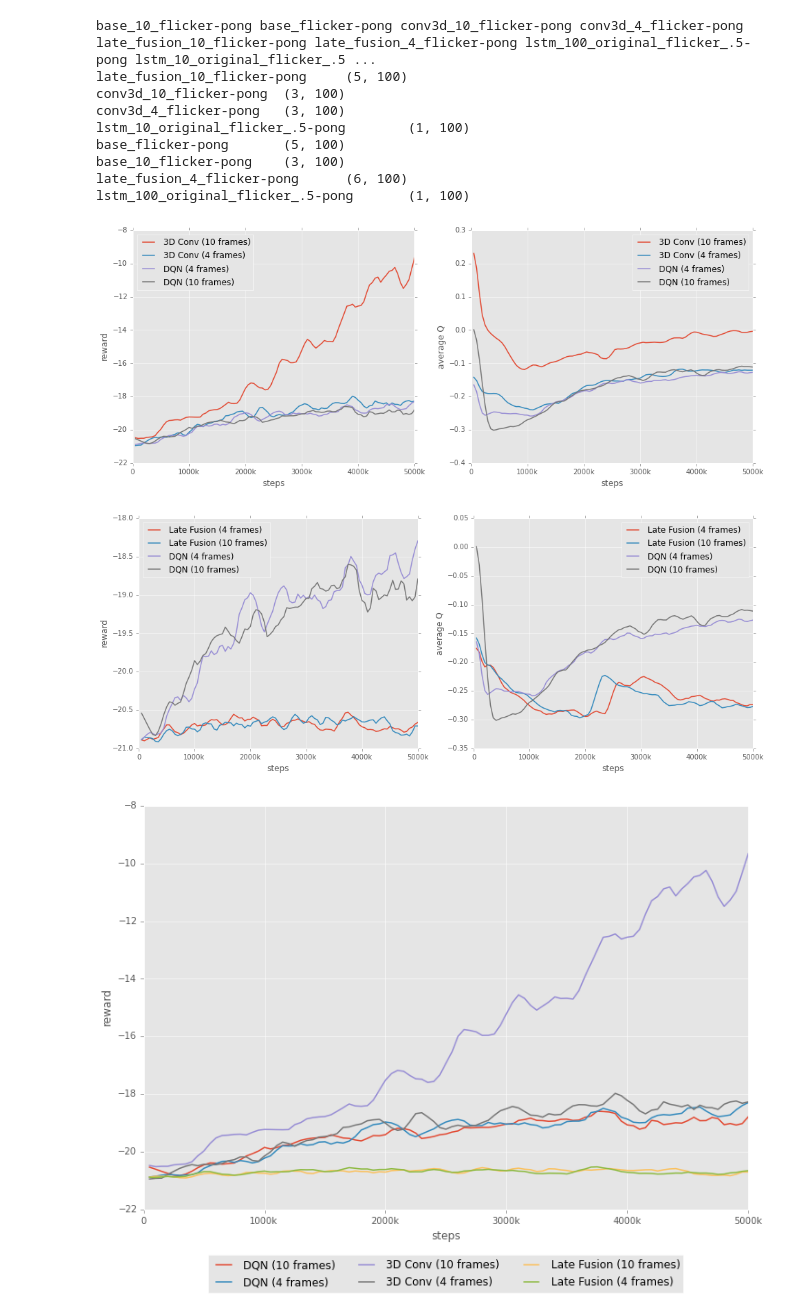
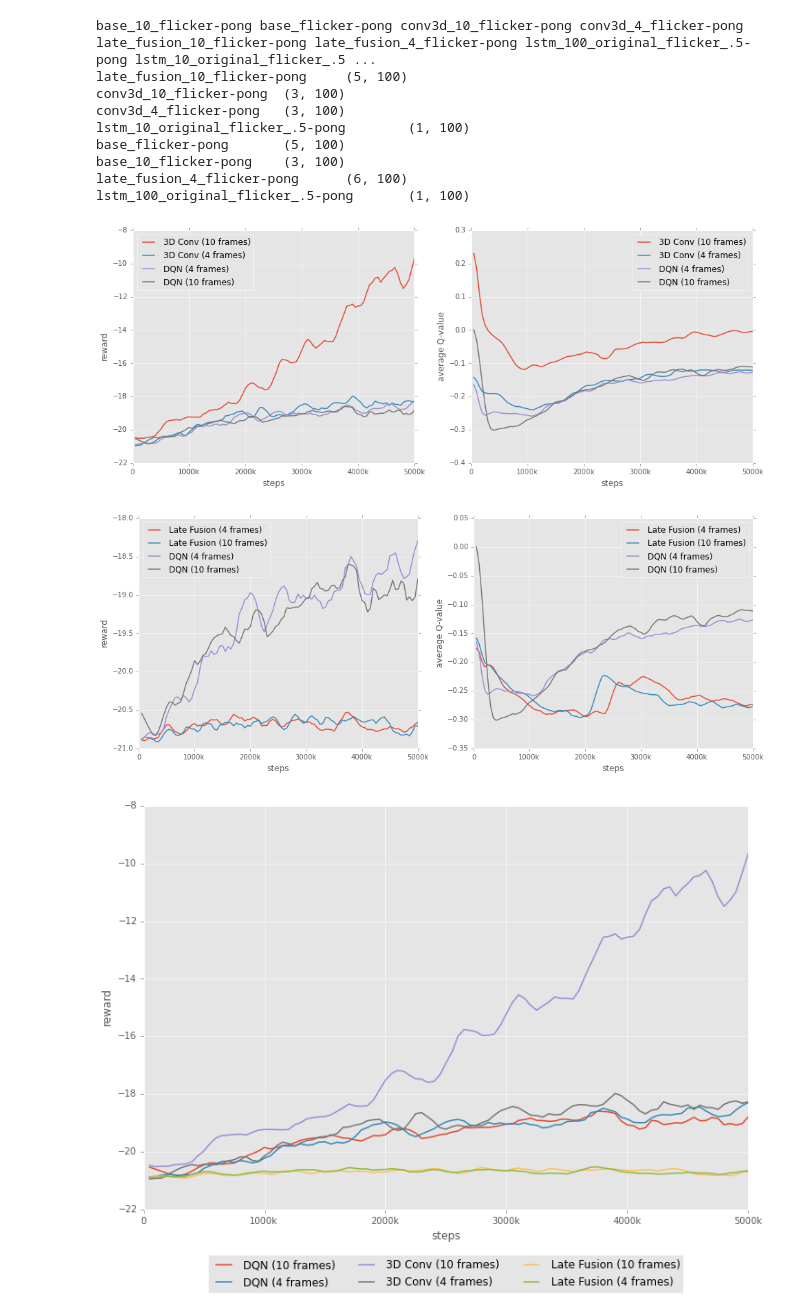
Before and after one commit to rubenvereecken/thesis, a Jupyter notebook: notebooks/Analysis.ipynb, the cells around one changed output. Drawn from its saved outputs; the diff is of its cells as text; code cells hidden in the pictures.

```diff
--- a/notebooks/Analysis.ipynb
+++ b/notebooks/Analysis.ipynb
@@ -1043,35 +1043,35 @@ fig = plt.figure(figsize=(16,6))
 epochs = np.arange(1, num_epochs + 1)
 steps = epochs * 50000
 
 ax1 = fig.add_subplot(121)
 ax = ax1
 for exp in filter(lambda x: x.startswith('conv'), flicker_arch_to_label) + \
            filter(lambda x: x.startswith('base'), flicker_arch_to_label):
     ax.plot(steps, s(flicker_rewards_mean[exp]), label=flicker_arch_to_label[exp])
 
 fig.canvas.draw()
 labels = [item.get_text() for item in ax1.get_xticklabels()]
 ax1.set_xticklabels(labelify(labels))
 ax1.set_xlabel('steps')
 ax1.set_ylabel('reward')
 ax1.legend(loc='upper left')
 
 ax2 = fig.add_subplot(122)
 ax = ax2
 for exp in filter(lambda x: x.startswith('conv'), flicker_arch_to_label) + \
            filter(lambda x: x.startswith('base'), flicker_arch_to_label):
     ax.plot(steps, s(flicker_qs_mean[exp]), label=flicker_arch_to_label[exp])
 
 fig.canvas.draw()
 labels = [item.get_text() for item in ax2.get_xticklabels()]
 ax2.set_xticklabels(labelify(labels))
 ax2.set_xlabel('steps')
-ax2.set_ylabel('average Q')
+ax2.set_ylabel('average Q-value')
 ax2.legend(loc='upper right')
 
 plt.savefig(image_dir + '/conv3d_flicker_both.pdf')
 # %% [output]
-[figure, old version]
+[figure, new version]
 # %%
 fig = plt.figure(figsize=(16,6))
 epochs = np.arange(1, num_epochs + 1)
@@ -1100,12 +1100,12 @@ fig.canvas.draw()
 labels = [item.get_text() for item in ax2.get_xticklabels()]
 ax2.set_xticklabels(labelify(labels))
 ax2.set_xlabel('steps')
-ax2.set_ylabel('average Q')
+ax2.set_ylabel('average Q-value')
 ax2.legend(loc='upper right')
 
 plt.savefig(image_dir + '/lf_flicker_both.pdf')
 # %% [output]
-[figure, old version]
+[figure, new version]
 # %%
 confidence = 0.9
 num_reps=5
```
Also changed, not shown: parts of 3 cells of this notebook, 13 other files.
